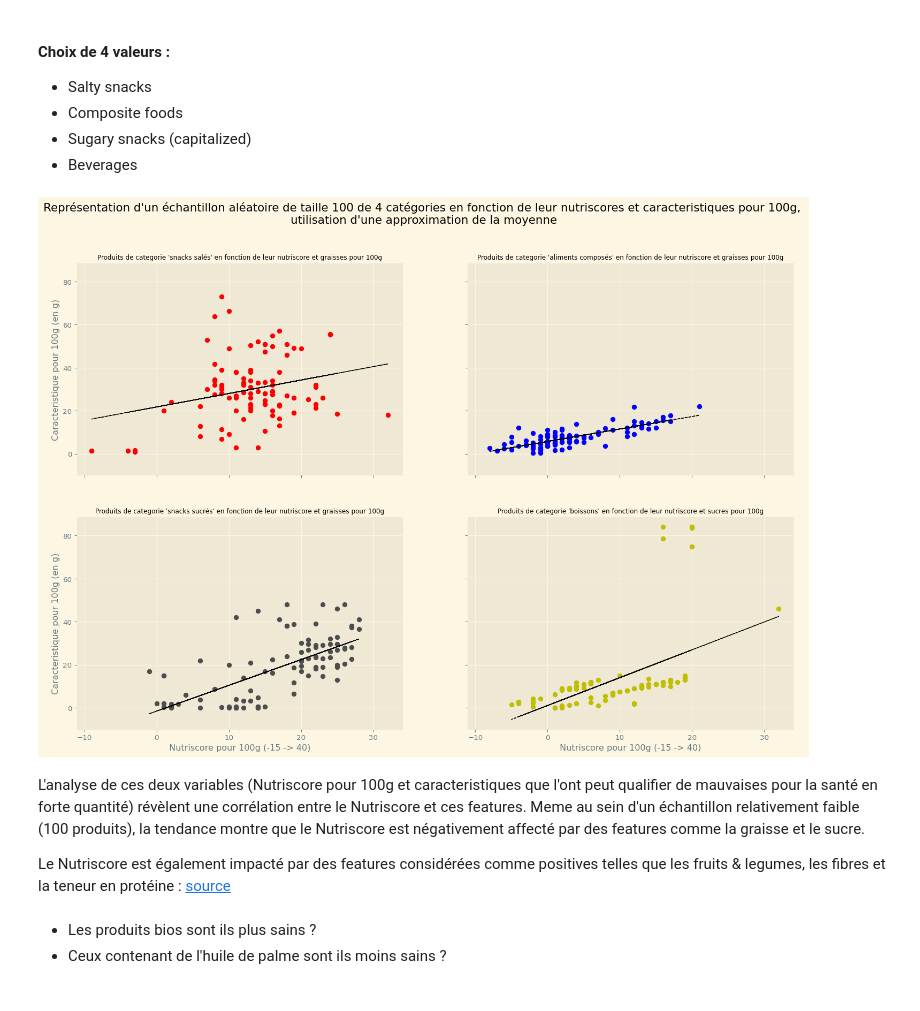
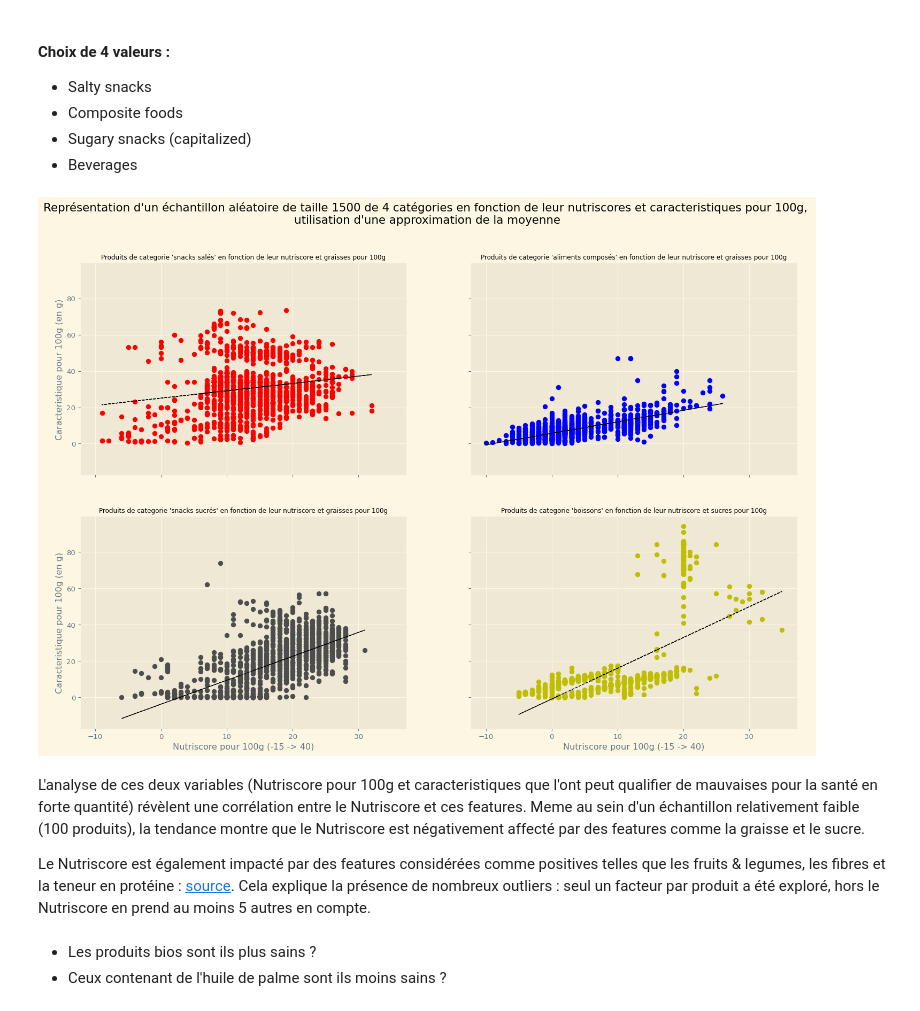
Before and after one commit to Psemp/ds_project_3, a Jupyter notebook: exploratory_analysis.ipynb, the cells around one changed output. Saved outputs shown, nothing was run; the diff lists cells and outputs as text; code cells hidden in the pictures.

```diff
--- a/exploratory_analysis.ipynb
+++ b/exploratory_analysis.ipynb
@@ -245,23 +245,22 @@ fig, ((ax1, ax2), (ax3, ax4)) = plt.subplots(
     sharey=True
 )
 
-sample_size = 100
 
 salty_data = df_off[df_off["pnns_groups_1"] == "Salty snacks"][["nutrition-score-fr_100g", "fat_100g"]]
 salty_data = salty_data[salty_data["fat_100g"].notna()]
-salty_data = salty_data.sample(n=100)
+salty_data = salty_data.sample(n=1500)
 
 composite_data = df_off[df_off["pnns_groups_1"] == "Composite foods"][["nutrition-score-fr_100g", "fat_100g"]]
 composite_data = composite_data[composite_data["fat_100g"].notna()]
-composite_data = composite_data.sample(n=100)
+composite_data = composite_data.sample(n=1500)
 
 sugary_data = df_off[df_off["pnns_groups_1"] == "Sugary snacks"][["nutrition-score-fr_100g", "fat_100g"]]
 sugary_data = sugary_data[sugary_data["fat_100g"].notna()]
-sugary_data = sugary_data.sample(n=100)
+sugary_data = sugary_data.sample(n=1500)
 
 beverages_data = df_off[df_off["pnns_groups_1"] == "Beverages"][["nutrition-score-fr_100g", "sugars_100g"]]
 beverages_data = beverages_data[beverages_data["sugars_100g"].notna()]
-beverages_data = beverages_data.sample(n=100)
+beverages_data = beverages_data.sample(n=1500)
 
 
 ax1.scatter(salty_data["nutrition-score-fr_100g"], salty_data["fat_100g"], color="r")
@@ -278,40 +277,40 @@ ax3.scatter(sugary_data["nutrition-score-fr_100g"], sugary_data["fat_100g"], col
 z3 = np.polyfit(x=(sugary_data["nutrition-score-fr_100g"]),y=sugary_data["fat_100g"], deg=1)
 p3 = np.poly1d(z3)
 ax3.plot((sugary_data["nutrition-score-fr_100g"]), p3(list(sugary_data["nutrition-score-fr_100g"])), "k--", linewidth=1.0)
 
 ax4.scatter(beverages_data["nutrition-score-fr_100g"], beverages_data["sugars_100g"], color="y")
 z4 = np.polyfit(x=(beverages_data["nutrition-score-fr_100g"]),y=beverages_data["sugars_100g"], deg=1)
 p4 = np.poly1d(z4)
 ax4.plot((beverages_data["nutrition-score-fr_100g"]), p4(list(beverages_data["nutrition-score-fr_100g"])), "k--", linewidth=1.0)
 
 # - Salty snacks=ax1 Composite foods=ax2 Sugary snacks=ax3 Beverages=ax4
 
 ###
 #Titles and labels
 ax1.set_title("Produits de categorie 'snacks salés' en fonction de leur nutriscore et graisses pour 100g", size=9)
 ax2.set_title("Produits de categorie 'aliments composés' en fonction de leur nutriscore et graisses pour 100g", size=9)
 ax3.set_title("Produits de categorie 'snacks sucrés' en fonction de leur nutriscore et graisses pour 100g", size=9)
 ax4.set_title("Produits de categorie 'boissons' en fonction de leur nutriscore et sucres pour 100g", size=9)
-figure_title = "Représentation d'un échantillon aléatoire de taille 100 de\
+figure_title = "Représentation d'un échantillon aléatoire de taille 1500 de\
  4 catégories en fonction de leur nutriscores et caracteristiques pour 100g\
 , \nutilisation d'une approximation de la moyenne"
 fig.suptitle(figure_title, fontsize=16)
 ax3.set_xlabel("Nutriscore pour 100g (-15 -> 40)")
 ax4.set_xlabel("Nutriscore pour 100g (-15 -> 40)")
 ax1.set_ylabel("Caracteristique pour 100g (en g)")
 ax3.set_ylabel("Caracteristique pour 100g (en g)")
 #
 ###
 
 # plt.savefig("quad_scatter.png")
 plt.show()
 # %% [output]
-[figure, old version]
+[figure, new version]
 # %% [markdown]
 L'analyse de ces deux variables (Nutriscore pour 100g et caracteristiques que l'ont peut qualifier de mauvaises pour la santé en forte quantité) révèlent une corrélation entre le Nutriscore et ces features.
 Meme au sein d'un échantillon relativement faible (100 produits), la tendance montre que le Nutriscore est négativement affecté par des features comme la graisse et le sucre.
 
-Le Nutriscore est également impacté par des features considérées comme positives telles que les fruits & legumes, les fibres et la teneur en protéine : <a href="https://www.health.belgium.be/sites/default/files/uploads/fields/fpshealth_theme_file/2019_faq_fr_v35_ph.pdf">source</a>
+Le Nutriscore est également impacté par des features considérées comme positives telles que les fruits & legumes, les fibres et la teneur en protéine : <a href="https://www.health.belgium.be/sites/default/files/uploads/fields/fpshealth_theme_file/2019_faq_fr_v35_ph.pdf">source</a>. Cela explique la présence de nombreux outliers : seul un facteur par produit a été exploré, hors le Nutriscore en prend au moins 5 autres en compte.
 # %% [markdown]
 - Les produits bios sont ils plus sains ?
 - Ceux contenant de l'huile de palme sont ils moins sains ?
```
Also changed, not shown: parts of 7 cells of this notebook.
